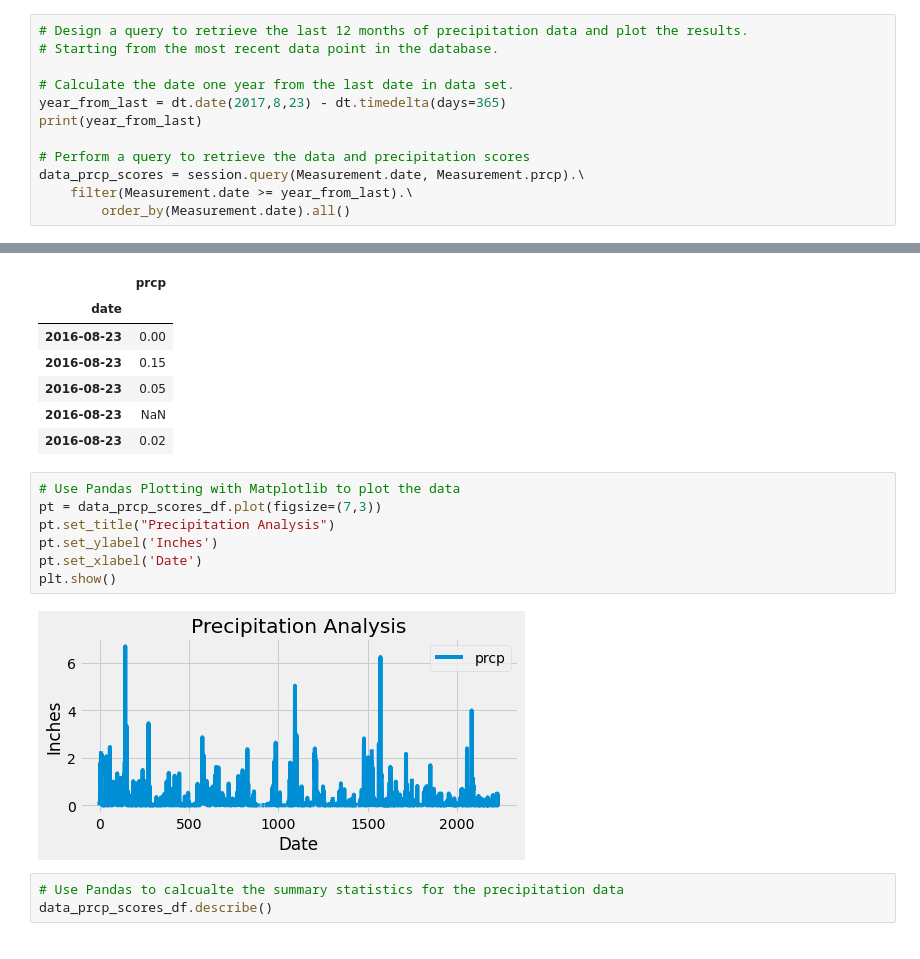
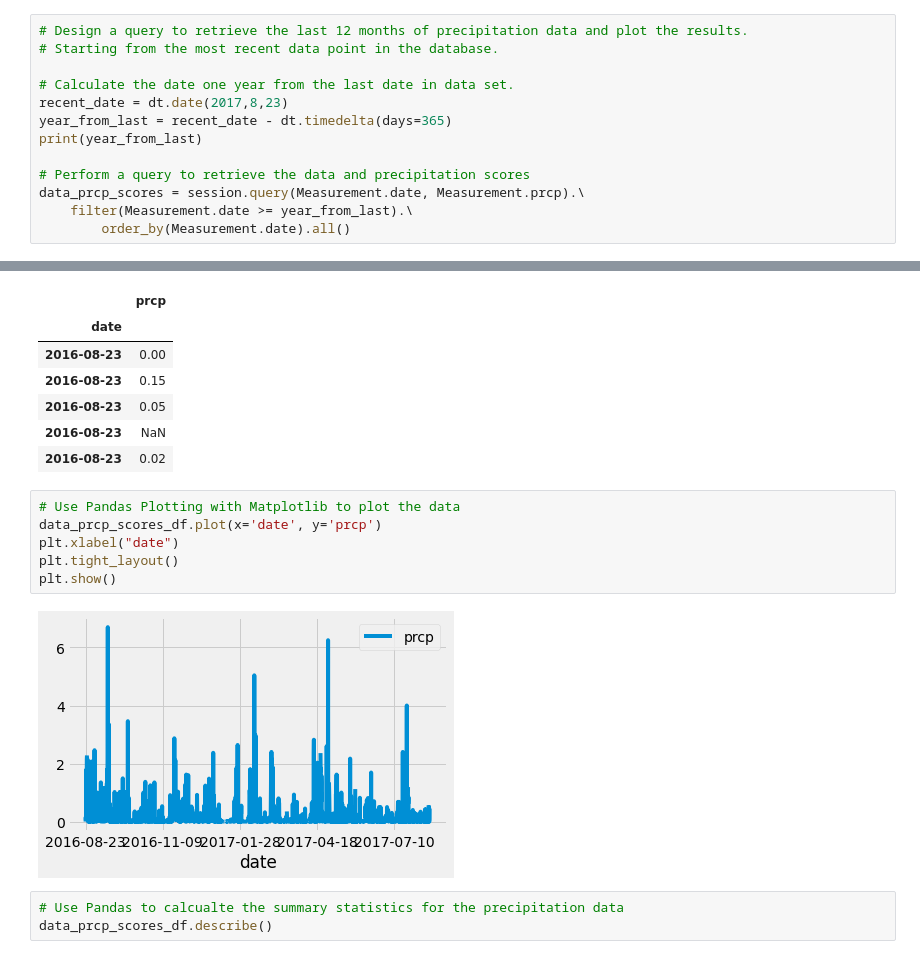
Before and after one commit to Tab-835/sqlalchemy-challenge, a Jupyter notebook: Climate.ipynb, the cells around one changed output, grey strips where cells are left out. Drawn from its saved outputs; the diff is of its cells as text.

```diff
--- a/Climate.ipynb
+++ b/Climate.ipynb
@@ -48,7 +48,8 @@ Most recent date in the data set:  ('2017-08-23',)
 # Starting from the most recent data point in the database.
 
 # Calculate the date one year from the last date in data set.
-year_from_last = dt.date(2017,8,23) - dt.timedelta(days=365)
+recent_date = dt.date(2017,8,23)
+year_from_last = recent_date - dt.timedelta(days=365)
 print(year_from_last)
 
 # Perform a query to retrieve the data and precipitation scores
@@ -74,13 +75,12 @@ data_prcp_scores_df.set_index('date').head()
 | 2016-08-23 | 0.02 |
 # %%
 # Use Pandas Plotting with Matplotlib to plot the data
-pt = data_prcp_scores_df.plot(figsize=(7,3))
-pt.set_title("Precipitation Analysis")
-pt.set_ylabel('Inches')
-pt.set_xlabel('Date')
+data_prcp_scores_df.plot(x='date', y='prcp')
+plt.xlabel("date")
+plt.tight_layout()
 plt.show()
 # %% [output]
-[figure, old version]
+[figure, new version]
 # %%
 # Use Pandas to calcualte the summary statistics for the precipitation data
 data_prcp_scores_df.describe()
```
Also changed, not shown: 1 other file.
